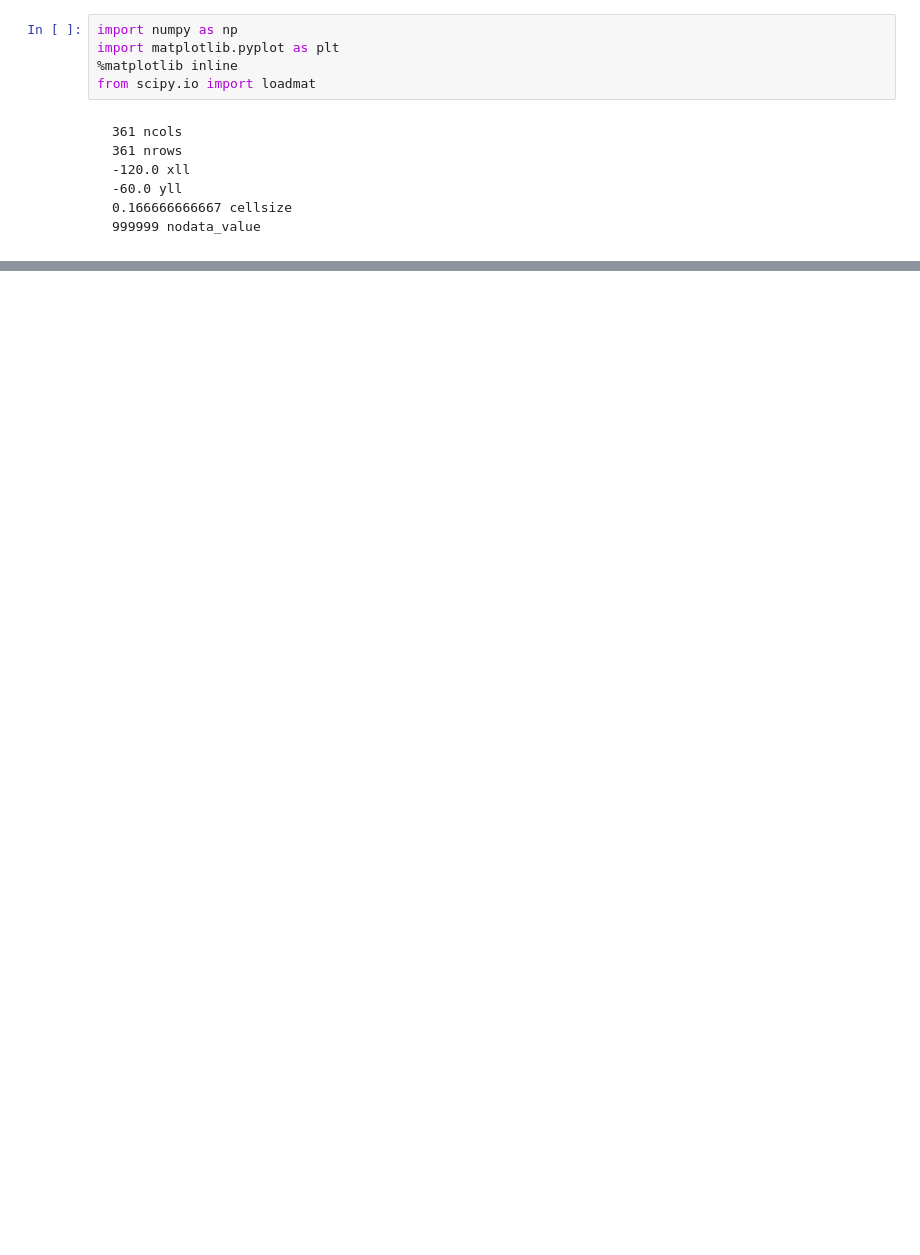
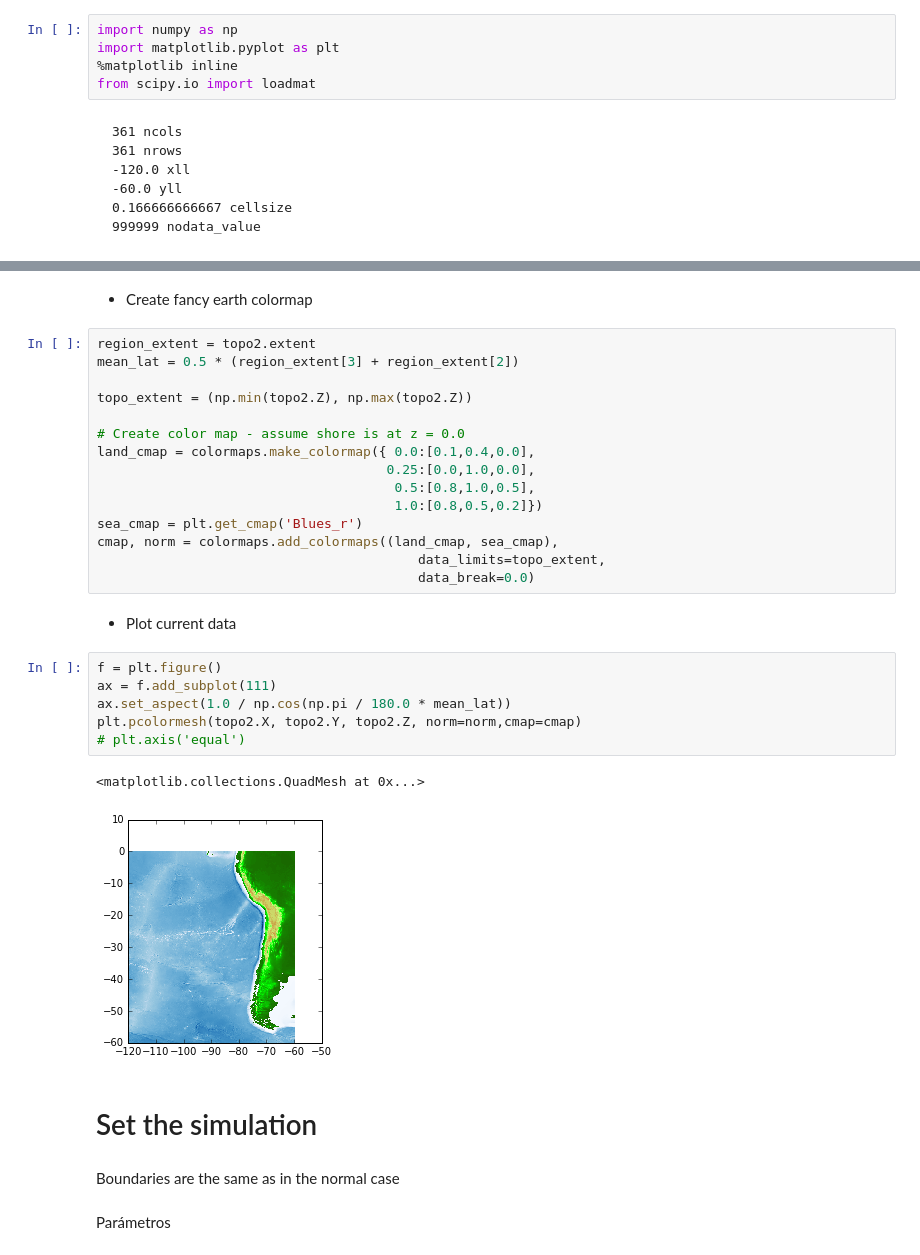
Before and after one commit to jgalazm/tsunamilab, a Jupyter notebook: ipynb/modelo_comcot_lineal2d_sinbordemovil_esfericas.ipynb, the cells around one changed output, grey strips where cells are left out. Cells and saved outputs as stored; diff of their text form; blank space fills up the shorter version.

Commit message:
spherical ipynb model data and mass eq written, next: Mx,My

```diff
--- a/ipynb/modelo_comcot_lineal2d_sinbordemovil_esfericas.ipynb
+++ b/ipynb/modelo_comcot_lineal2d_sinbordemovil_esfericas.ipynb
@@ -226,0 +46,34 @@ NameError: name 'x' is not defined
+# %% [markdown]
+* Create fancy earth colormap
+# %%
+region_extent = topo2.extent
+mean_lat = 0.5 * (region_extent[3] + region_extent[2])
+
+topo_extent = (np.min(topo2.Z), np.max(topo2.Z))
+
+# Create color map - assume shore is at z = 0.0
+land_cmap = colormaps.make_colormap({ 0.0:[0.1,0.4,0.0],
+                                     0.25:[0.0,1.0,0.0],
+                                      0.5:[0.8,1.0,0.5],
+                                      1.0:[0.8,0.5,0.2]})
+sea_cmap = plt.get_cmap('Blues_r')
+cmap, norm = colormaps.add_colormaps((land_cmap, sea_cmap),
+                                         data_limits=topo_extent,
+                                         data_break=0.0)
+# %% [markdown]
+* Plot current data
+# %%
+f = plt.figure()
+ax = f.add_subplot(111)
+ax.set_aspect(1.0 / np.cos(np.pi / 180.0 * mean_lat))
+plt.pcolormesh(topo2.X, topo2.Y, topo2.Z, norm=norm,cmap=cmap)
+# plt.axis('equal')
+# %% [output]
+<matplotlib.collections.QuadMesh at 0x...>
+[figure, added]
+# %% [markdown]
+# Set the simulation
+# %% [markdown]
+Boundaries are the same as in the normal case
+# %% [markdown]
+Parámetros
```
Also changed, not shown: parts of 34 cells of this notebook.
